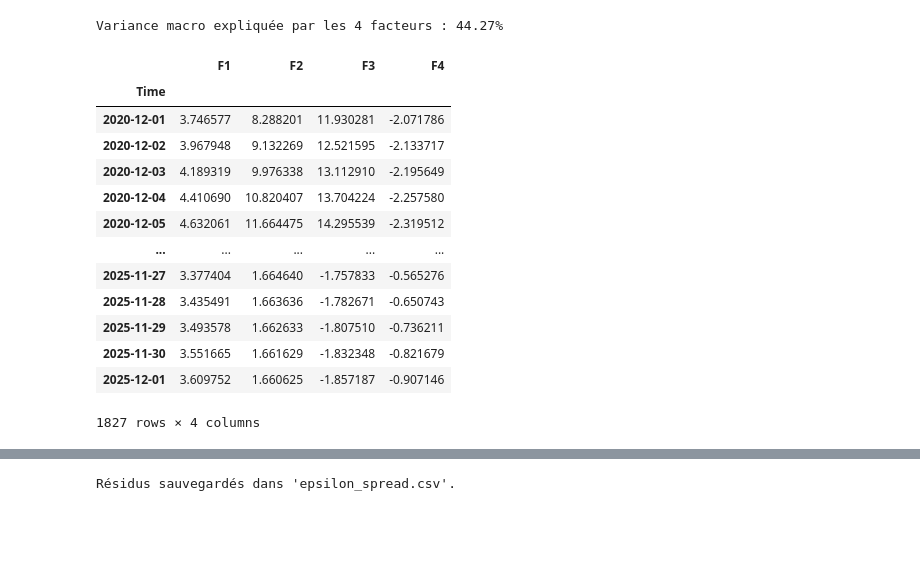
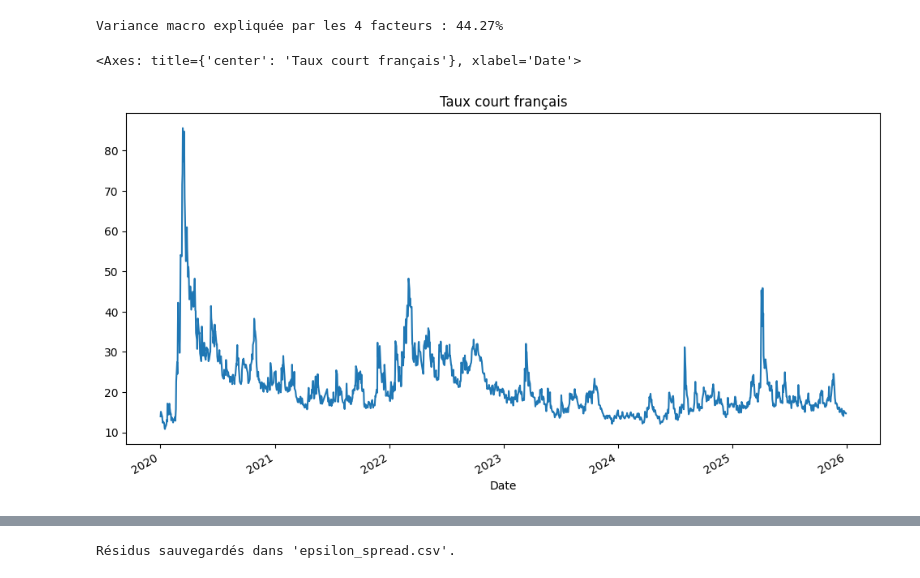
Before and after one commit to elyanrgn/Nowcasting_ENSAE, a Jupyter notebook: src/3_LinearReg/compute_residuals.ipynb, the cells around one changed output, grey strips where cells are left out. Drawn from its saved outputs; the diff is of its cells as text; code cells hidden in the pictures; blank space fills up the shorter version.

```diff
--- a/src/3_LinearReg/compute_residuals.ipynb
+++ b/src/3_LinearReg/compute_residuals.ipynb
@@ -282,20 +257,3 @@ df_factors = pd.DataFrame(factors, index=X_macro.index, columns=['F1', 'F2', 'F3
 df_daily_factors = df_factors.resample('D').interpolate(method='linear')
 # %% [output]
 Variance macro expliquée par les 4 facteurs : 44.27%
-# %%
-df_daily_factors.loc[start_date:end_date]
-# %% [output]
-|  | F1 | F2 | F3 | F4 |
-| Time |  |  |  |  |
-| 2020-12-01 | 3.746577 | 8.288201 | 11.930281 | -2.071786 |
-| 2020-12-02 | 3.967948 | 9.132269 | 12.521595 | -2.133717 |
-| 2020-12-03 | 4.189319 | 9.976338 | 13.112910 | -2.195649 |
-| 2020-12-04 | 4.410690 | 10.820407 | 13.704224 | -2.257580 |
-| 2020-12-05 | 4.632061 | 11.664475 | 14.295539 | -2.319512 |
-| ... | ... | ... | ... | ... |
-| 2025-11-27 | 3.377404 | 1.664640 | -1.757833 | -0.565276 |
-| 2025-11-28 | 3.435491 | 1.663636 | -1.782671 | -0.650743 |
-| 2025-11-29 | 3.493578 | 1.662633 | -1.807510 | -0.736211 |
-| 2025-11-30 | 3.551665 | 1.661629 | -1.832348 | -0.821679 |
-| 2025-12-01 | 3.609752 | 1.660625 | -1.857187 | -0.907146 |
-1827 rows × 4 columns
@@ -301,0 +287,36 @@ df_daily_factors.loc[start_date:end_date]
+# %%
+volatality_euro_stock = pd.read_csv("..\\..\\data\\short_rate\\VSTOXX.csv", index_col=0, parse_dates=True)
+volatality_euro_stock.index = pd.to_datetime(volatality_euro_stock.index, dayfirst=True)
+volatality_euro_stock = volatality_euro_stock['Close']
+
+volatality_euro_stock = volatality_euro_stock.shift(1).bfill().ffill() #Information disponible à la fin de la journée précédente
+
+
+french_short_rate = pd.read_csv("..\\..\\data\\short_rate\\FR_short.csv", index_col=0,dayfirst=True, parse_dates=True)
+french_short_rate.index = pd.to_datetime(french_short_rate.index, dayfirst=True)
+french_short_rate = french_short_rate['Dernier']
+french_short_rate = french_short_rate.sort_index(ascending=True)
+french_short_rate.replace(",", ".", inplace=True)
+french_short_rate = pd.to_numeric(
+    french_short_rate.astype(str).str.replace(",", ".", regex=False),
+    errors="coerce"
+)
+
+french_short_rate = french_short_rate.shift(1).bfill().ffill() #Information disponible à la fin de la journée précédente
+
+
+german_short_rate = pd.read_csv("..\\..\\data\\short_rate\\DE_short.csv", index_col=0)
+german_short_rate.index = pd.to_datetime(german_short_rate.index, dayfirst=True)
+german_short_rate = german_short_rate['Dernier'] #Daily
+german_short_rate = german_short_rate.sort_index(ascending=True)
+german_short_rate =pd.to_numeric(
+    german_short_rate.astype(str).str.replace(",", ".", regex=False),
+    errors="coerce"
+)
+
+german_short_rate = german_short_rate.shift(1).bfill().ffill() #Information disponible à la fin de la journée précédente
+
+volatality_euro_stock.plot(figsize=(12, 6), title="Taux court français")
+# %% [output]
+<Axes: title={'center': 'Taux court français'}, xlabel='Date'>
+[figure, added]
```
Also changed, not shown: parts of 16 cells of this notebook, 6 other files.
